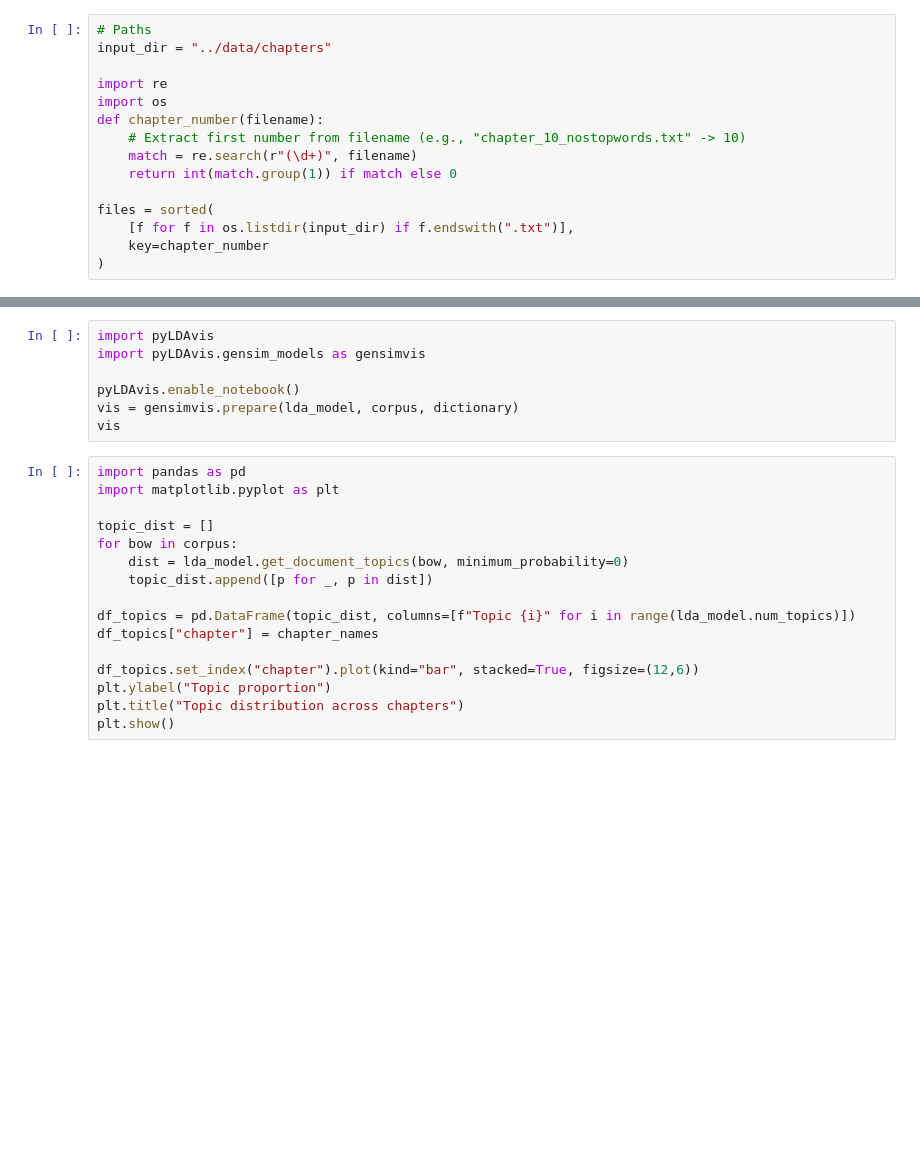
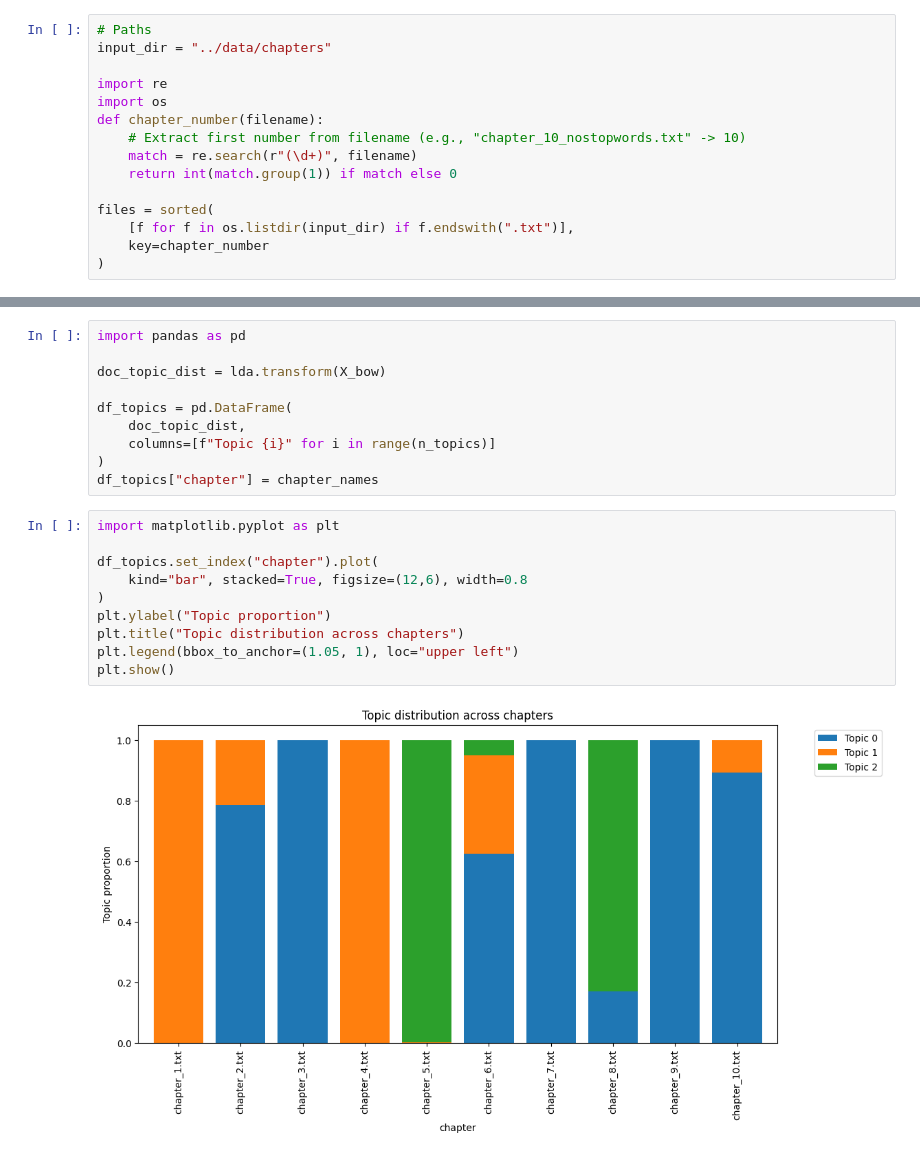
Before and after one commit to wardwalton15/kafka_trial_analysis, a Jupyter notebook: notebooks/04_topic_modeling.ipynb, the cells around one changed output, grey strips where cells are left out. Saved outputs shown, nothing was run; the diff lists cells and outputs as text; blank space fills up the shorter version.

Commit message:
topic modeling2

```diff
--- a/notebooks/04_topic_modeling.ipynb
+++ b/notebooks/04_topic_modeling.ipynb
@@ -156,23 +99,22 @@ for idx, topic in topics:
 # %%
-import pyLDAvis
-import pyLDAvis.gensim_models as gensimvis
+import pandas as pd
 
-pyLDAvis.enable_notebook()
-vis = gensimvis.prepare(lda_model, corpus, dictionary)
-vis
+doc_topic_dist = lda.transform(X_bow)
+
+df_topics = pd.DataFrame(
+    doc_topic_dist,
+    columns=[f"Topic {i}" for i in range(n_topics)]
+)
+df_topics["chapter"] = chapter_names
 # %%
-import pandas as pd
 import matplotlib.pyplot as plt
 
-topic_dist = []
-for bow in corpus:
-    dist = lda_model.get_document_topics(bow, minimum_probability=0)
-    topic_dist.append([p for _, p in dist])
-
-df_topics = pd.DataFrame(topic_dist, columns=[f"Topic {i}" for i in range(lda_model.num_topics)])
-df_topics["chapter"] = chapter_names
-
-df_topics.set_index("chapter").plot(kind="bar", stacked=True, figsize=(12,6))
+df_topics.set_index("chapter").plot(
+    kind="bar", stacked=True, figsize=(12,6), width=0.8
+)
 plt.ylabel("Topic proportion")
 plt.title("Topic distribution across chapters")
+plt.legend(bbox_to_anchor=(1.05, 1), loc="upper left")
 plt.show()
+# %% [output]
+[figure, added]
```
Also changed, not shown: parts of 5 cells of this notebook.
